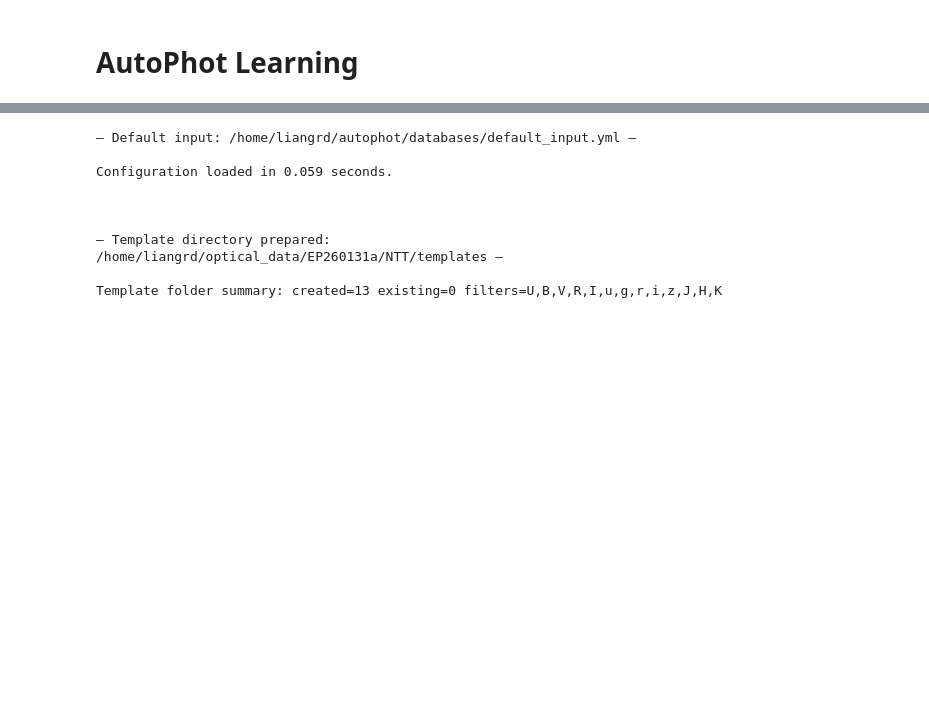
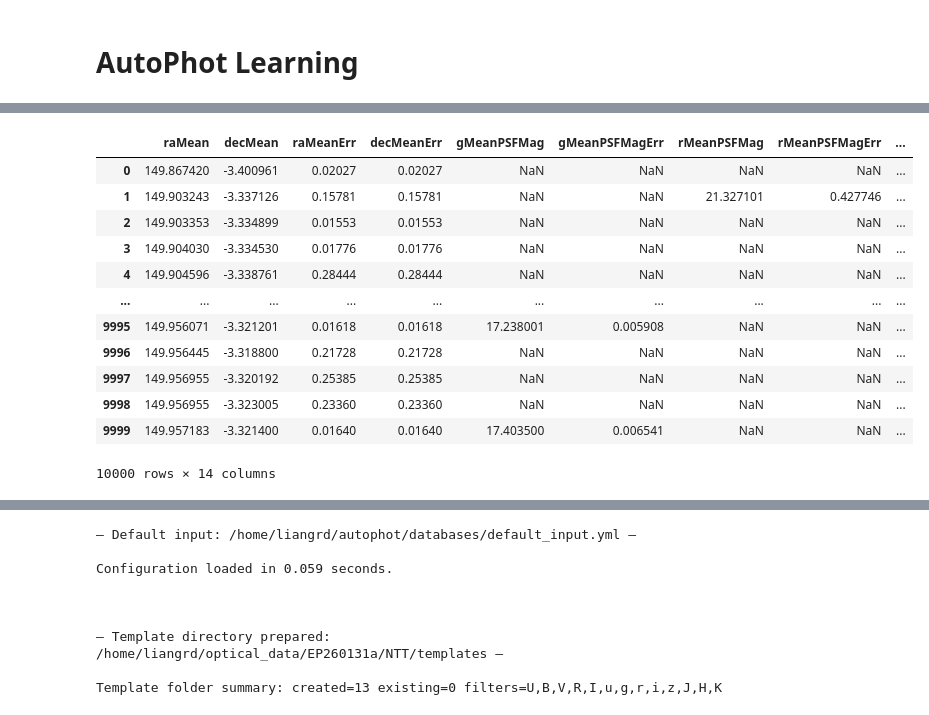
Before and after one commit to LAujust/Follow_up, a Jupyter notebook: code/AutoPhot_trial.ipynb, the cells around one changed output, grey strips where cells are left out. Saved outputs shown, nothing was run; the diff lists cells and outputs as text; code cells hidden in the pictures; blank space fills up the shorter version.

```diff
--- a/code/AutoPhot_trial.ipynb
+++ b/code/AutoPhot_trial.ipynb
@@ -181,0 +254,16 @@ ImportError: cannot import name 'decode_psf_flags' from 'photutils.psf'
+# %%
+selectedCatalog
+# %% [output]
+|  | raMean | decMean | raMeanErr | decMeanErr | gMeanPSFMag | gMeanPSFMagErr | rMeanPSFMag | rMeanPSFMagErr | ... |
+| 0 | 149.867420 | -3.400961 | 0.02027 | 0.02027 | NaN | NaN | NaN | NaN | ... |
+| 1 | 149.903243 | -3.337126 | 0.15781 | 0.15781 | NaN | NaN | 21.327101 | 0.427746 | ... |
+| 2 | 149.903353 | -3.334899 | 0.01553 | 0.01553 | NaN | NaN | NaN | NaN | ... |
+| 3 | 149.904030 | -3.334530 | 0.01776 | 0.01776 | NaN | NaN | NaN | NaN | ... |
+| 4 | 149.904596 | -3.338761 | 0.28444 | 0.28444 | NaN | NaN | NaN | NaN | ... |
+| ... | ... | ... | ... | ... | ... | ... | ... | ... | ... |
+| 9995 | 149.956071 | -3.321201 | 0.01618 | 0.01618 | 17.238001 | 0.005908 | NaN | NaN | ... |
+| 9996 | 149.956445 | -3.318800 | 0.21728 | 0.21728 | NaN | NaN | NaN | NaN | ... |
+| 9997 | 149.956955 | -3.320192 | 0.25385 | 0.25385 | NaN | NaN | NaN | NaN | ... |
+| 9998 | 149.956955 | -3.323005 | 0.23360 | 0.23360 | NaN | NaN | NaN | NaN | ... |
+| 9999 | 149.957183 | -3.321400 | 0.01640 | 0.01640 | 17.403500 | 0.006541 | NaN | NaN | ... |
+10000 rows × 14 columns
```
Also changed, not shown: parts of 5 cells of this notebook, 32 other files.
